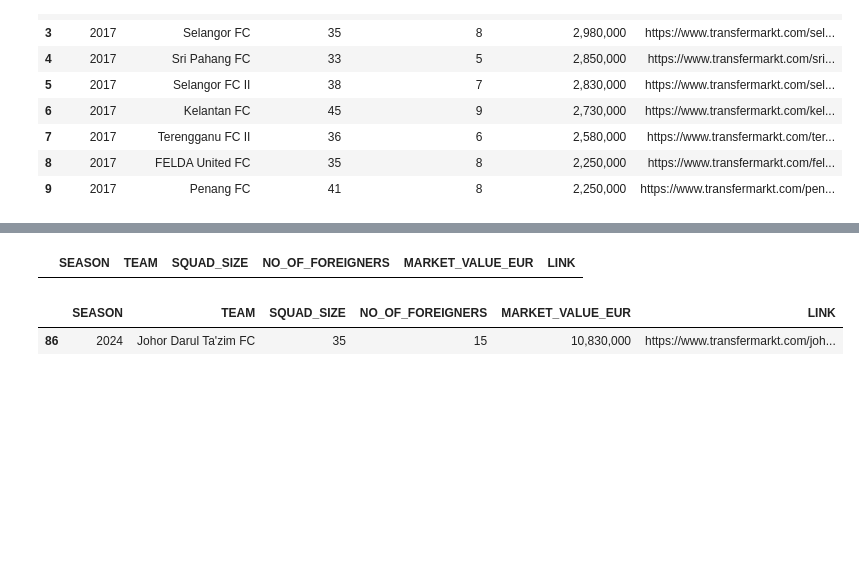
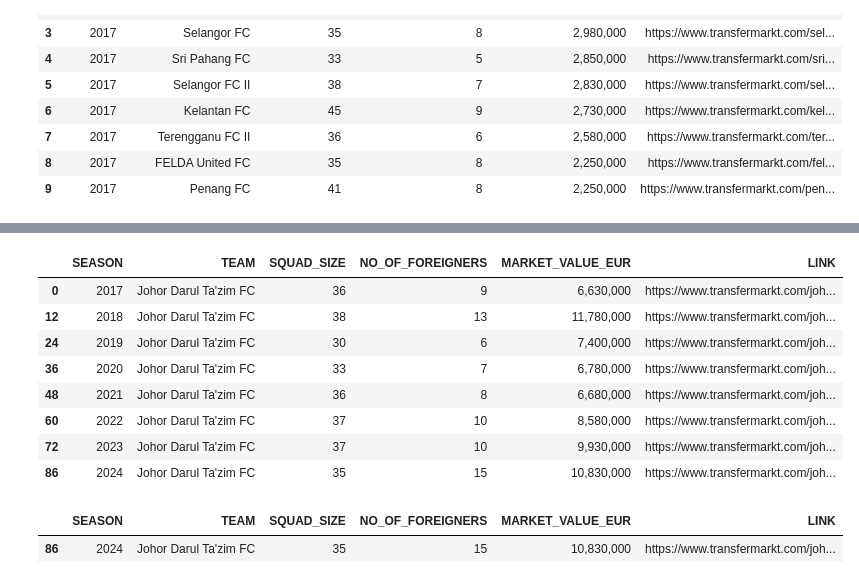
Before and after one commit to IzzatZanail/MalaysiaSuperLeagueDataAnalysis, a Jupyter notebook: MalaysiaSuperLeagueDataAnalysis.ipynb, the cells around one changed output, grey strips where cells are left out. Drawn from its saved outputs; the diff is of its cells as text; code cells hidden in the pictures; blank space fills up the shorter version.

```diff
--- a/MalaysiaSuperLeagueDataAnalysis.ipynb
+++ b/MalaysiaSuperLeagueDataAnalysis.ipynb
@@ -21,5 +18,7 @@ path_csv = 'C:\\Users\\izzat\\OneDrive\\Desktop\\MalaysiaSuperLeague_Transfermrk
 # %%
 # Read cvs files
 
+path_csv = os.getcwd() + '\\MalaysiaSuperLeagueDataAnalysis\\datacsv'
+
 df_msl_teams = pd.read_csv(path_csv + '\\' + 'MSL_TeamPages.csv')
 df_msl_player = pd.read_csv(path_csv + '\\' + 'MSL_FullData.csv')
@@ -53,9 +70,17 @@ df_msl_teams.tail(n=10)
 | 98 | 2024 | Penang FC | 30 | 5 | 2,450,000 | https://www.transfermarkt.com/pen... |
 # %%
 # Filter dataframe by TEAM
-df_msl_teams[df_msl_teams['TEAM'] == 'Johor Darul Takzim FC']
+df_msl_teams[df_msl_teams['TEAM'] == "Johor Darul Ta'zim FC"]
 # %% [output]
 |  | SEASON | TEAM | SQUAD_SIZE | NO_OF_FOREIGNERS | MARKET_VALUE_EUR | LINK |
+| 0 | 2017 | Johor Darul Ta'zim FC | 36 | 9 | 6,630,000 | https://www.transfermarkt.com/joh... |
+| 12 | 2018 | Johor Darul Ta'zim FC | 38 | 13 | 11,780,000 | https://www.transfermarkt.com/joh... |
+| 24 | 2019 | Johor Darul Ta'zim FC | 30 | 6 | 7,400,000 | https://www.transfermarkt.com/joh... |
+| 36 | 2020 | Johor Darul Ta'zim FC | 33 | 7 | 6,780,000 | https://www.transfermarkt.com/joh... |
+| 48 | 2021 | Johor Darul Ta'zim FC | 36 | 8 | 6,680,000 | https://www.transfermarkt.com/joh... |
+| 60 | 2022 | Johor Darul Ta'zim FC | 37 | 10 | 8,580,000 | https://www.transfermarkt.com/joh... |
+| 72 | 2023 | Johor Darul Ta'zim FC | 37 | 10 | 9,930,000 | https://www.transfermarkt.com/joh... |
+| 86 | 2024 | Johor Darul Ta'zim FC | 35 | 15 | 10,830,000 | https://www.transfermarkt.com/joh... |
 # %%
 
 max_foreigners = df_msl_teams.loc[df_msl_teams['NO_OF_FOREIGNERS'].idxmax()].iloc[3]
```
Also changed, not shown: parts of 18 cells of this notebook.
